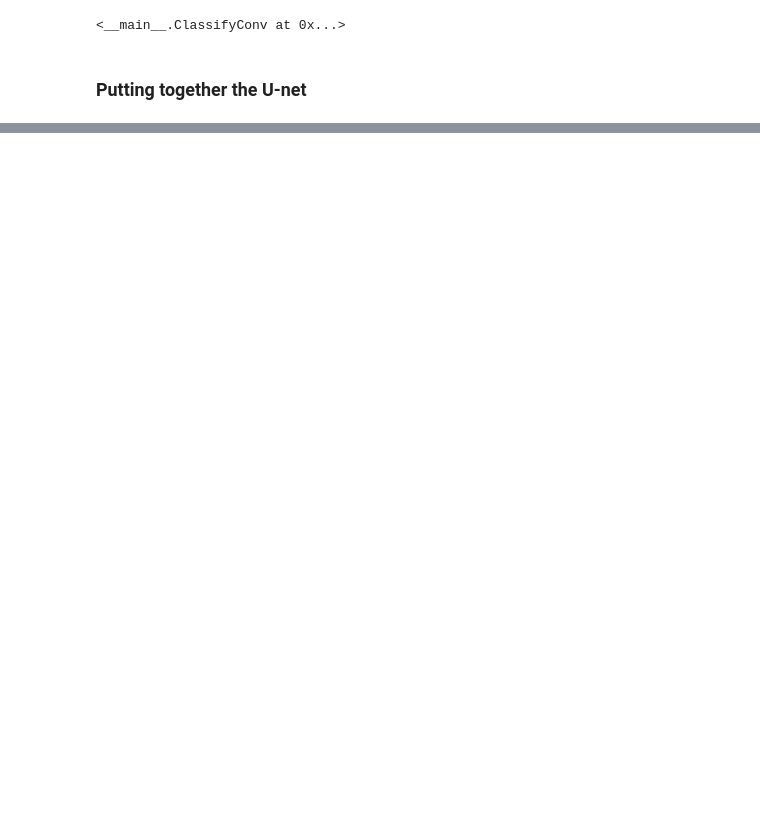
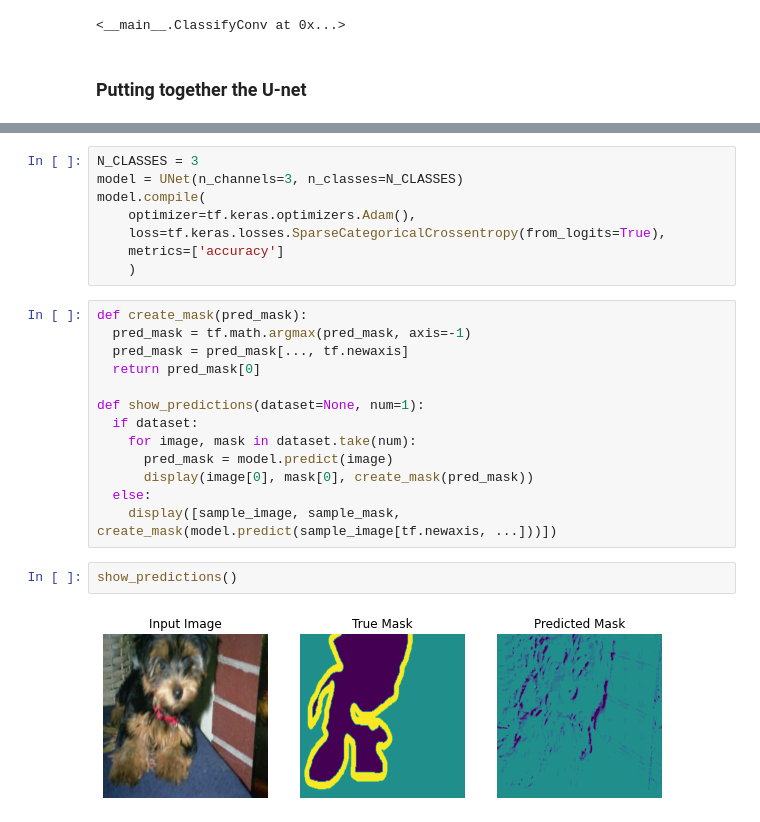
Before and after one commit to swap-10/U-Net-Tensorflow, a Jupyter notebook: unet_yard.ipynb, the cells around one changed output, grey strips where cells are left out. Cells and saved outputs as stored; diff of their text form; blank space fills up the shorter version.

```diff
--- a/unet_yard.ipynb
+++ b/unet_yard.ipynb
@@ -176,0 +297,25 @@ array([[[[-0.10284571,  0.1237016 ],
+# %%
+N_CLASSES = 3
+model = UNet(n_channels=3, n_classes=N_CLASSES)
+model.compile(
+    optimizer=tf.keras.optimizers.Adam(),
+    loss=tf.keras.losses.SparseCategoricalCrossentropy(from_logits=True),
+    metrics=['accuracy']
+    )
+# %%
+def create_mask(pred_mask):
+  pred_mask = tf.math.argmax(pred_mask, axis=-1)
+  pred_mask = pred_mask[..., tf.newaxis]
+  return pred_mask[0]
+
+def show_predictions(dataset=None, num=1):
+  if dataset:
+    for image, mask in dataset.take(num):
+      pred_mask = model.predict(image)
+      display(image[0], mask[0], create_mask(pred_mask))
+  else:
+    display([sample_image, sample_mask, create_mask(model.predict(sample_image[tf.newaxis, ...]))])
+# %%
+show_predictions()
+# %% [output]
+[figure, added]
```
Also changed, not shown: parts of 16 cells of this notebook.
